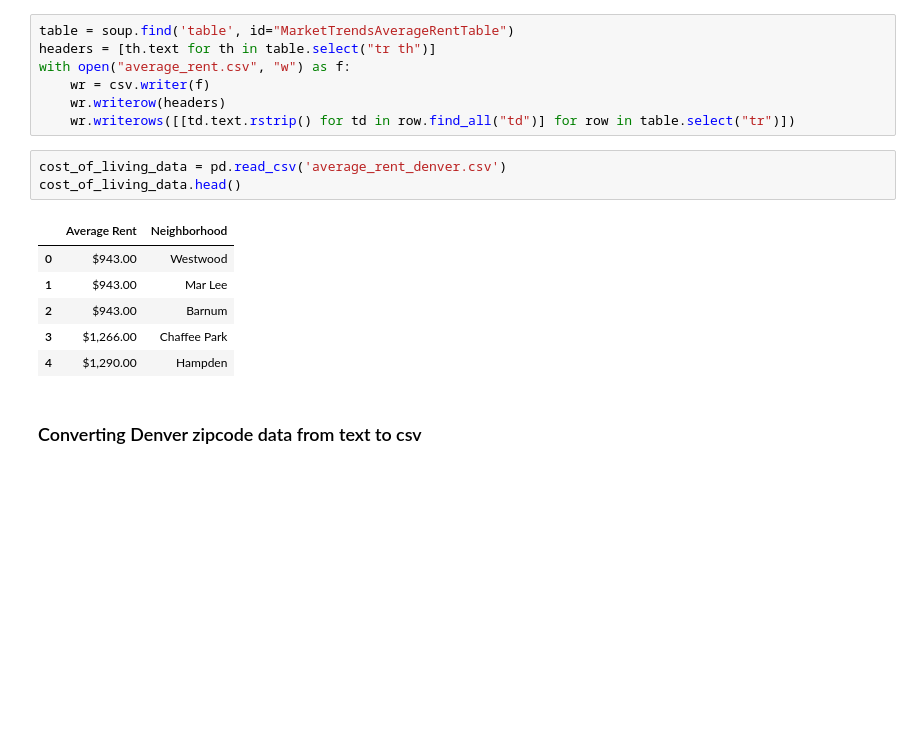
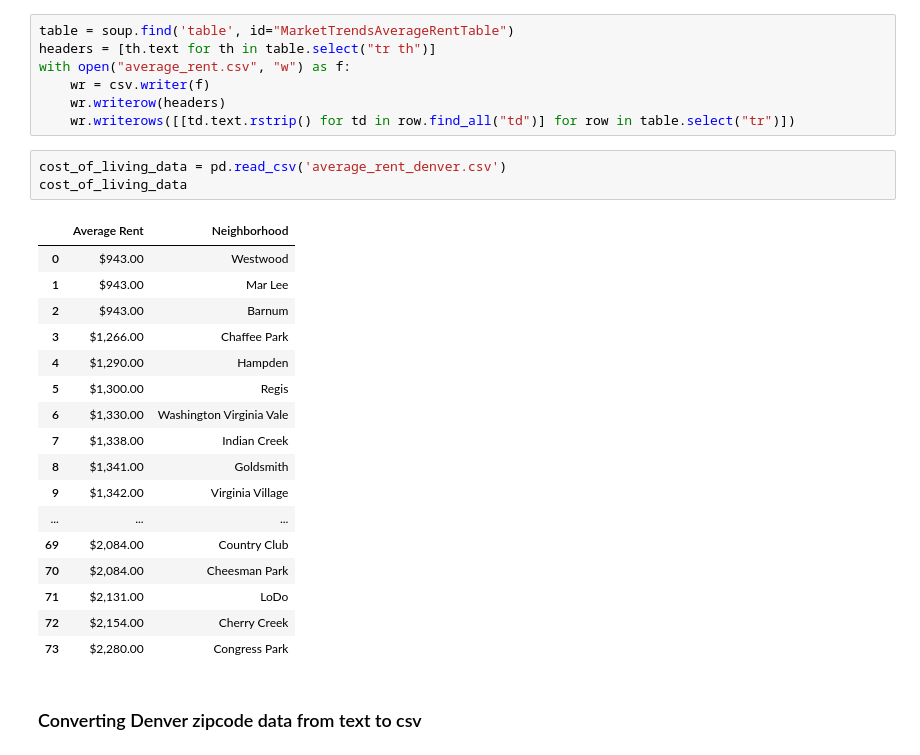
Before and after one commit to strange1120/battle-of-the-neighborhoods, a Jupyter notebook: battle-of-the-neighborhoods-denver.ipynb, the cells around one changed output. Saved outputs shown, nothing was run; the diff lists cells and outputs as text; blank space fills up the shorter version.

Commit message:
github not formatting table right

```diff
--- a/battle-of-the-neighborhoods-denver.ipynb
+++ b/battle-of-the-neighborhoods-denver.ipynb
@@ -96,14 +96,25 @@ with open("average_rent.csv", "w") as f:
     wr.writerows([[td.text.rstrip() for td in row.find_all("td")] for row in table.select("tr")])
 # %%
 cost_of_living_data = pd.read_csv('average_rent_denver.csv')
-cost_of_living_data.head()
+cost_of_living_data
 # %% [output]
 |  | Average Rent | Neighborhood |
 | 0 | $943.00 | Westwood |
 | 1 | $943.00 | Mar Lee |
 | 2 | $943.00 | Barnum |
 | 3 | $1,266.00 | Chaffee Park |
 | 4 | $1,290.00 | Hampden |
+| 5 | $1,300.00 | Regis |
+| 6 | $1,330.00 | Washington Virginia Vale |
+| 7 | $1,338.00 | Indian Creek |
+| 8 | $1,341.00 | Goldsmith |
+| 9 | $1,342.00 | Virginia Village |
+| ... | ... | ... |
+| 69 | $2,084.00 | Country Club |
+| 70 | $2,084.00 | Cheesman Park |
+| 71 | $2,131.00 | LoDo |
+| 72 | $2,154.00 | Cherry Creek |
+| 73 | $2,280.00 | Congress Park |
 # %% [markdown]
 ### Converting Denver zipcode data from text to csv
 # %%
```
